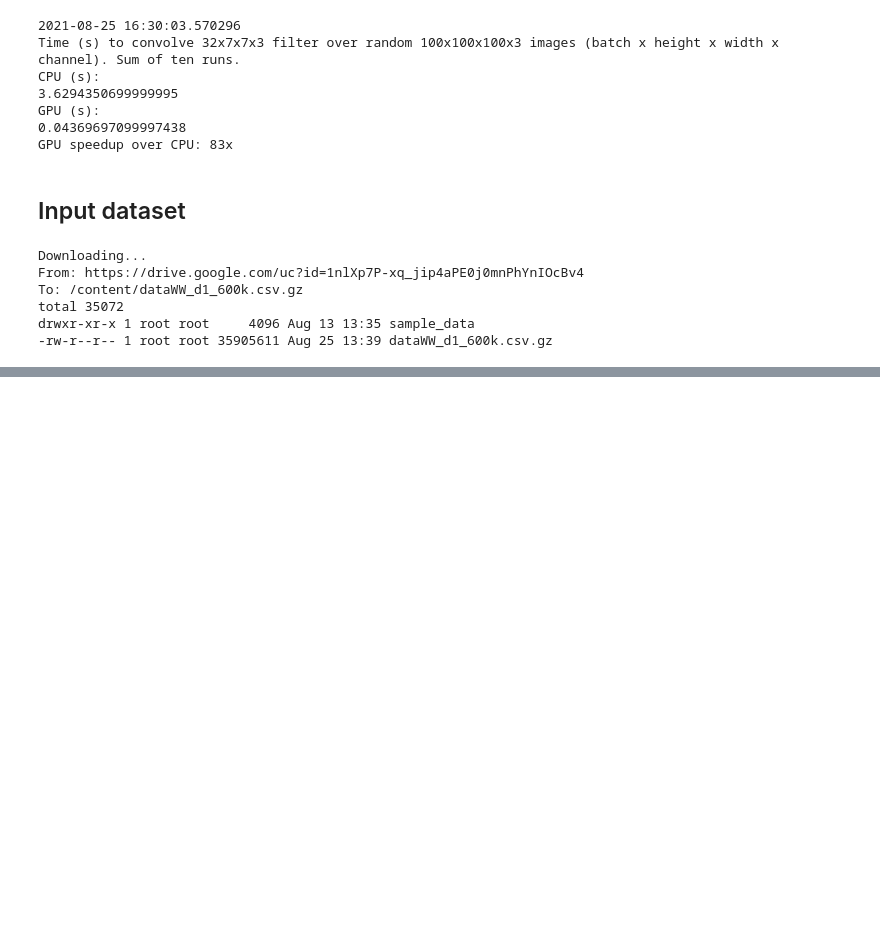
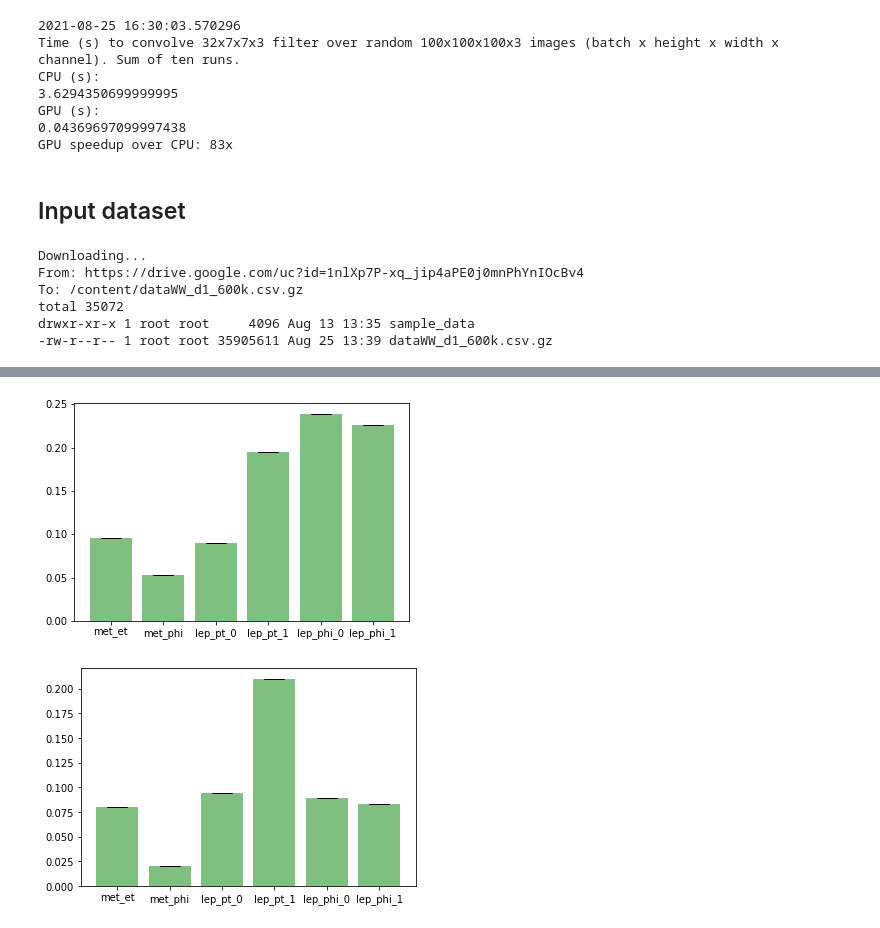
Before and after one commit to yanncoadou/MLtutorials, a Jupyter notebook: ML_IDPASC2021.ipynb, the cells around one changed output, grey strips where cells are left out. Cells and saved outputs as stored; diff of their text form; code cells hidden in the pictures; blank space fills up the shorter version.

```diff
--- a/ML_IDPASC2021.ipynb
+++ b/ML_IDPASC2021.ipynb
@@ -167,0 +218,15 @@ drwxr-xr-x 1 root root     4096 Aug 13 13:35 sample_data
+# %%
+if True:
+    !pip install PermutationImportancePhysics
+    from permutationimportancephysics.PermutationImportance import PermulationImportance # note the delibrate typo PermuLation
+    PI_xgb = PermulationImportance(model=xgb, X=X_test,y=y_test,weights=weights_test,\
+                           n_iterations=1,usePredict_poba=True, scoreFunction="amsasimov", colNames=list(data.columns.values))
+    #PI_xgb.dislayResults()
+    plott_xgb = PI_xgb.plotBars()
+    plott_xgb.show()
+    PI_gbm = PermulationImportance(model=gbm, X=X_test,y=y_test,weights=weights_test,\
+                           n_iterations=1,usePredict_poba=True, scoreFunction="amsasimov", colNames=list(data.columns.values))
+    #PI_gbm.dislayResults()
+    plott_gbm = PI_gbm.plotBars()
+    plott_gbm.show()
+# %% [output]
@@ -167,0 +237,2 @@ drwxr-xr-x 1 root root     4096 Aug 13 13:35 sample_data
+[figure, added]
+[figure, added]
```
Also changed, not shown: parts of 7 cells of this notebook.
